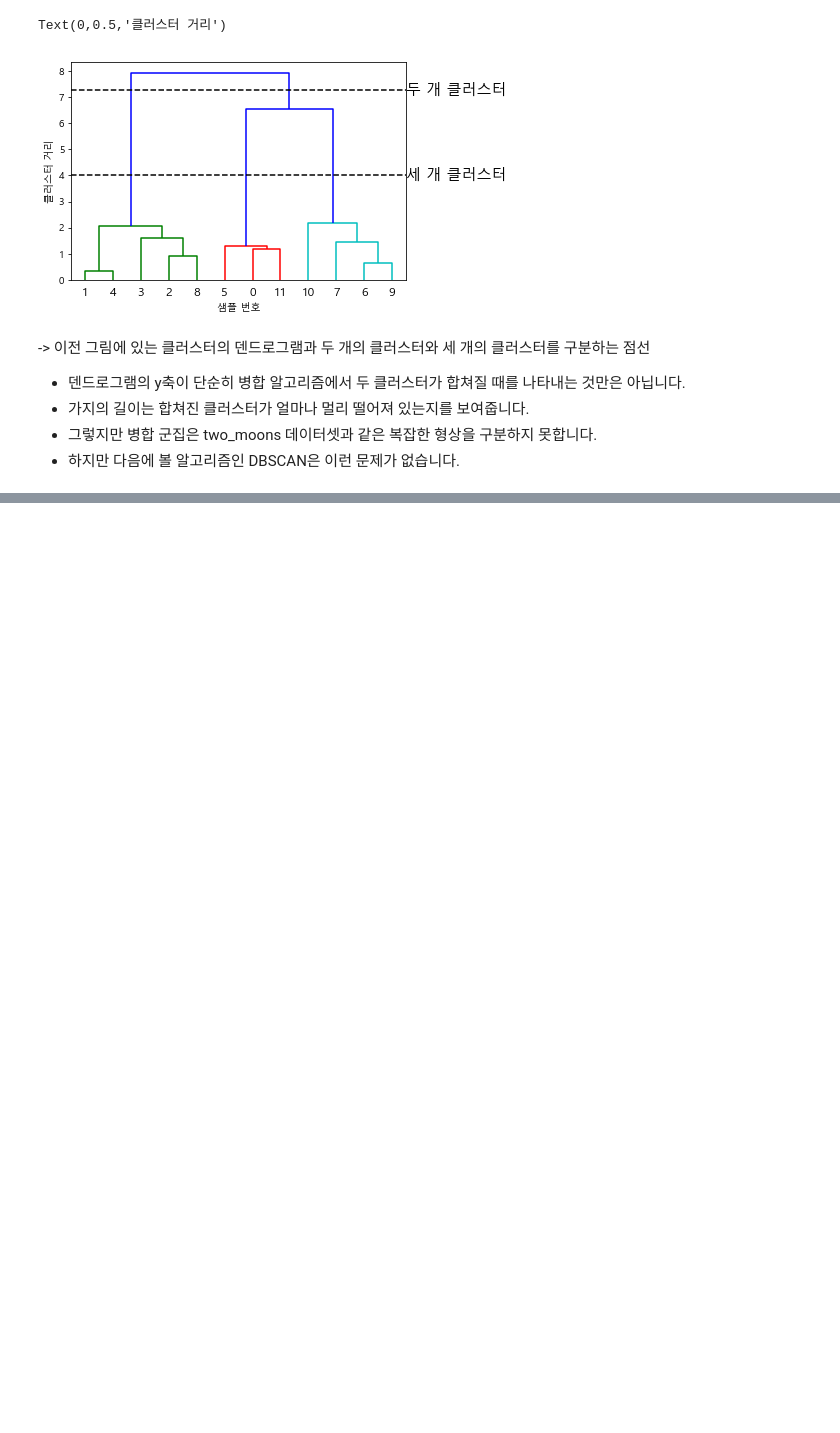
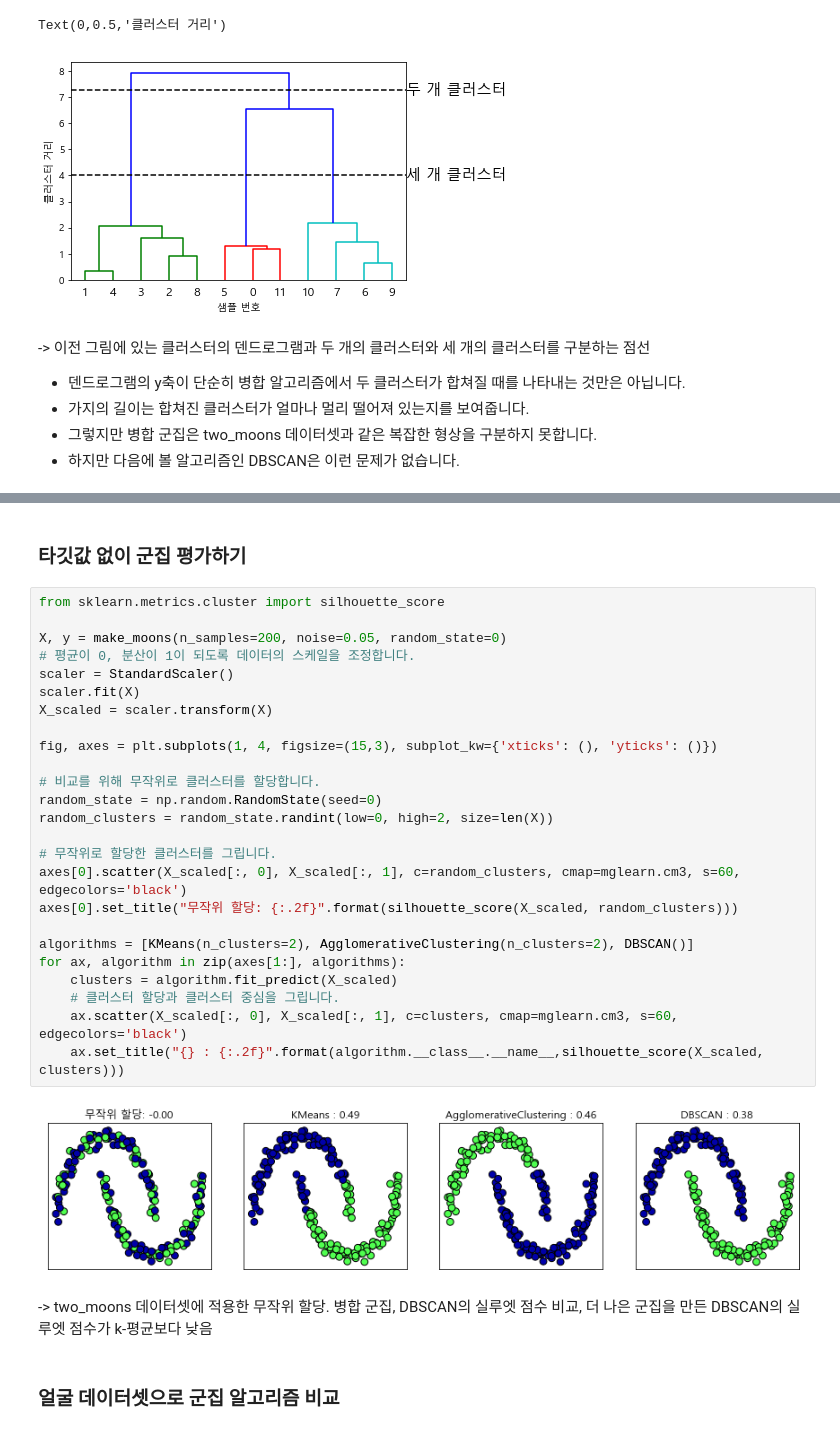
Before and after one commit to noveline4530/Machine_Learning_scikit-learn, a Jupyter notebook: ml12_190316.ipynb, the cells around one changed output, grey strips where cells are left out. Cells and saved outputs as stored; diff of their text form; blank space fills up the shorter version.

```diff
--- a/ml12_190316.ipynb
+++ b/ml12_190316.ipynb
@@ -340,0 +453,33 @@ Text(0,0.5,'클러스터 거리')
+# %% [markdown]
+### 타깃값 없이 군집 평가하기
+# %%
+from sklearn.metrics.cluster import silhouette_score
+
+X, y = make_moons(n_samples=200, noise=0.05, random_state=0)
+# 평균이 0, 분산이 1이 되도록 데이터의 스케일을 조정합니다.
+scaler = StandardScaler()
+scaler.fit(X)
+X_scaled = scaler.transform(X)
+
+fig, axes = plt.subplots(1, 4, figsize=(15,3), subplot_kw={'xticks': (), 'yticks': ()})
+
+# 비교를 위해 무작위로 클러스터를 할당합니다.
+random_state = np.random.RandomState(seed=0)
+random_clusters = random_state.randint(low=0, high=2, size=len(X))
+
+# 무작위로 할당한 클러스터를 그립니다.
+axes[0].scatter(X_scaled[:, 0], X_scaled[:, 1], c=random_clusters, cmap=mglearn.cm3, s=60, edgecolors='black')
+axes[0].set_title("무작위 할당: {:.2f}".format(silhouette_score(X_scaled, random_clusters)))
+
+algorithms = [KMeans(n_clusters=2), AgglomerativeClustering(n_clusters=2), DBSCAN()]
+for ax, algorithm in zip(axes[1:], algorithms):
+    clusters = algorithm.fit_predict(X_scaled)
+    # 클러스터 할당과 클러스터 중심을 그립니다.
+    ax.scatter(X_scaled[:, 0], X_scaled[:, 1], c=clusters, cmap=mglearn.cm3, s=60, edgecolors='black')
+    ax.set_title("{} : {:.2f}".format(algorithm.__class__.__name__,silhouette_score(X_scaled, clusters)))
+# %% [output]
+[figure, added]
+# %% [markdown]
+-> two_moons 데이터셋에 적용한 무작위 할당. 병합 군집, DBSCAN의 실루엣 점수 비교, 더 나은 군집을 만든 DBSCAN의 실루엣 점수가 k-평균보다 낮음
+# %% [markdown]
+### 얼굴 데이터셋으로 군집 알고리즘 비교
```
Also changed, not shown: parts of 16 cells of this notebook.
